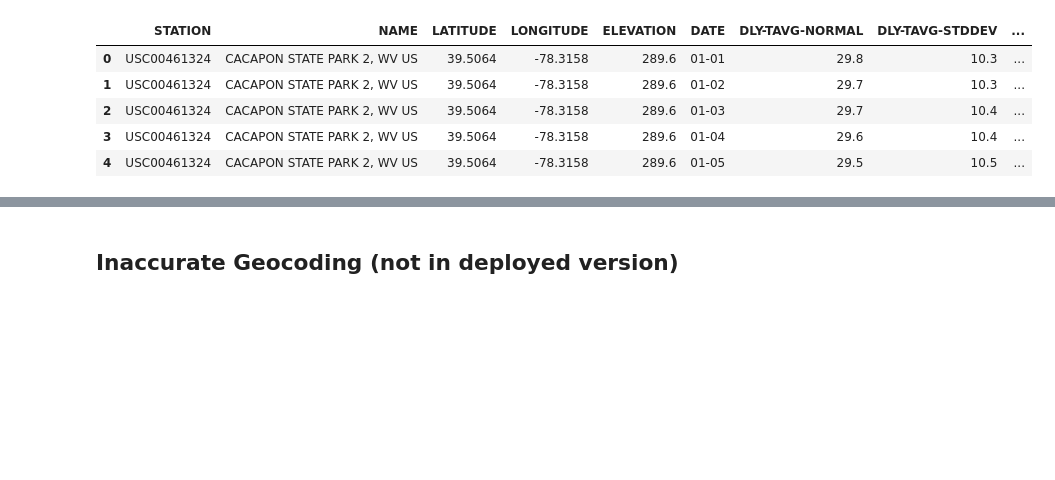
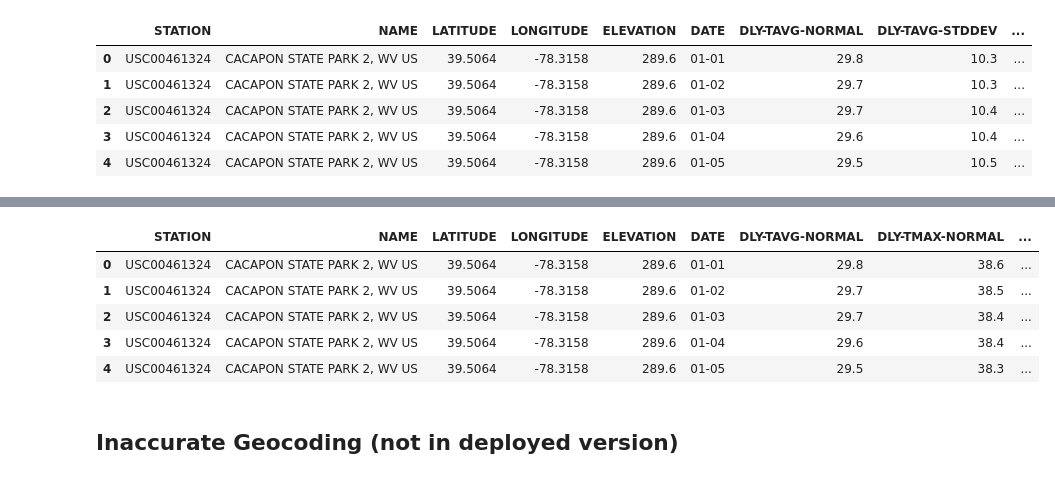
Before and after one commit to rebekahcallkacz/interactive-daily-normals, a Jupyter notebook: data_prep/data_cleaning.ipynb, the cells around one changed output, grey strips where cells are left out. Cells and saved outputs as stored; diff of their text form; code cells hidden in the pictures; blank space fills up the shorter version.

Commit message:
deleted unncessary columns from dataset

```diff
--- a/data_prep/data_cleaning.ipynb
+++ b/data_prep/data_cleaning.ipynb
@@ -488,0 +491,4 @@ df.to_csv('../data/se-weather-cleaned.csv', index=False)
+# %%
+# Read in full dataset
+df = pd.read_csv("../data/se-weather-cleaned.csv")
+df.head()
@@ -488,0 +502,12 @@ df.to_csv('../data/se-weather-cleaned.csv', index=False)
+# %%
+del df['DLY-TAVG-STDDEV']
+del df['DLY-TMAX-STDDEV']
+del df['DLY-TMIN-STDDEV']
+df.head()
+# %% [output]
+|  | STATION | NAME | LATITUDE | LONGITUDE | ELEVATION | DATE | DLY-TAVG-NORMAL | DLY-TMAX-NORMAL | ... |
+| 0 | USC00461324 | CACAPON STATE PARK 2, WV US | 39.5064 | -78.3158 | 289.6 | 01-01 | 29.8 | 38.6 | ... |
+| 1 | USC00461324 | CACAPON STATE PARK 2, WV US | 39.5064 | -78.3158 | 289.6 | 01-02 | 29.7 | 38.5 | ... |
+| 2 | USC00461324 | CACAPON STATE PARK 2, WV US | 39.5064 | -78.3158 | 289.6 | 01-03 | 29.7 | 38.4 | ... |
+| 3 | USC00461324 | CACAPON STATE PARK 2, WV US | 39.5064 | -78.3158 | 289.6 | 01-04 | 29.6 | 38.4 | ... |
+| 4 | USC00461324 | CACAPON STATE PARK 2, WV US | 39.5064 | -78.3158 | 289.6 | 01-05 | 29.5 | 38.3 | ... |
```
Also changed, not shown: parts of 3 cells of this notebook, 2 other files.
